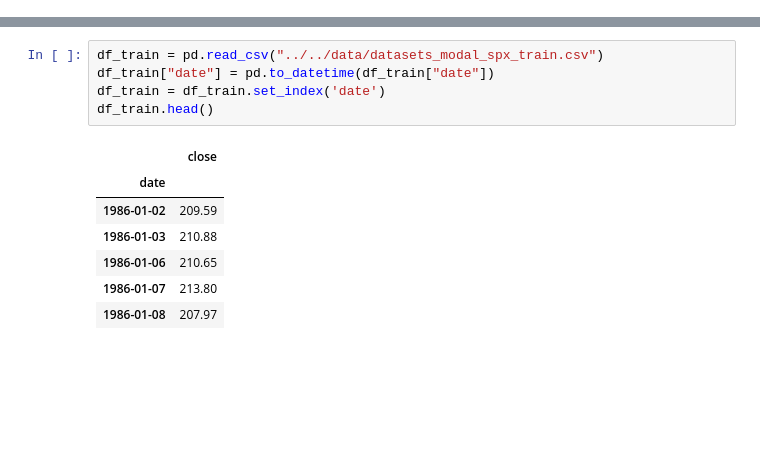
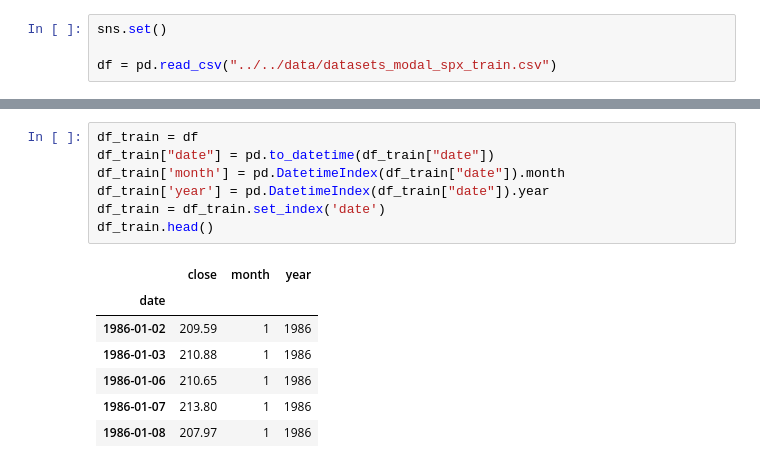
Before and after one commit to marcosvilela/modelagem-analitica-20.3, a Jupyter notebook: source/Daniel/Daniel_AnaliseExploratoria.ipynb, the cells around one changed output, grey strips where cells are left out. Cells and saved outputs as stored; diff of their text form; blank space fills up the shorter version.

```diff
--- a/source/Daniel/Daniel_AnaliseExploratoria.ipynb
+++ b/source/Daniel/Daniel_AnaliseExploratoria.ipynb
@@ -14,3 +14,7 @@ sns.set()
+# %%
+sns.set()
+
+df = pd.read_csv("../../data/datasets_modal_spx_train.csv")
 # %%
 def mean_absolute_percentage_error(y_true, y_pred):
     return np.mean(np.abs((y_true - y_pred) / y_true)) * 100
@@ -38,13 +61,15 @@ def plot_moving_average(series, window, plot_intervals=False, scale=1.96):
 # %%
-df_train = pd.read_csv("../../data/datasets_modal_spx_train.csv")
+df_train = df
 df_train["date"] = pd.to_datetime(df_train["date"])
+df_train['month'] = pd.DatetimeIndex(df_train["date"]).month
+df_train['year'] = pd.DatetimeIndex(df_train["date"]).year
 df_train = df_train.set_index('date')
 df_train.head()
 # %% [output]
-|  | close |
-| date |  |
-| 1986-01-02 | 209.59 |
-| 1986-01-03 | 210.88 |
-| 1986-01-06 | 210.65 |
-| 1986-01-07 | 213.80 |
-| 1986-01-08 | 207.97 |
+|  | close | month | year |
+| date |  |  |  |
+| 1986-01-02 | 209.59 | 1 | 1986 |
+| 1986-01-03 | 210.88 | 1 | 1986 |
+| 1986-01-06 | 210.65 | 1 | 1986 |
+| 1986-01-07 | 213.80 | 1 | 1986 |
+| 1986-01-08 | 207.97 | 1 | 1986 |
```
Also changed, not shown: parts of 14 cells of this notebook, 2 other files.
